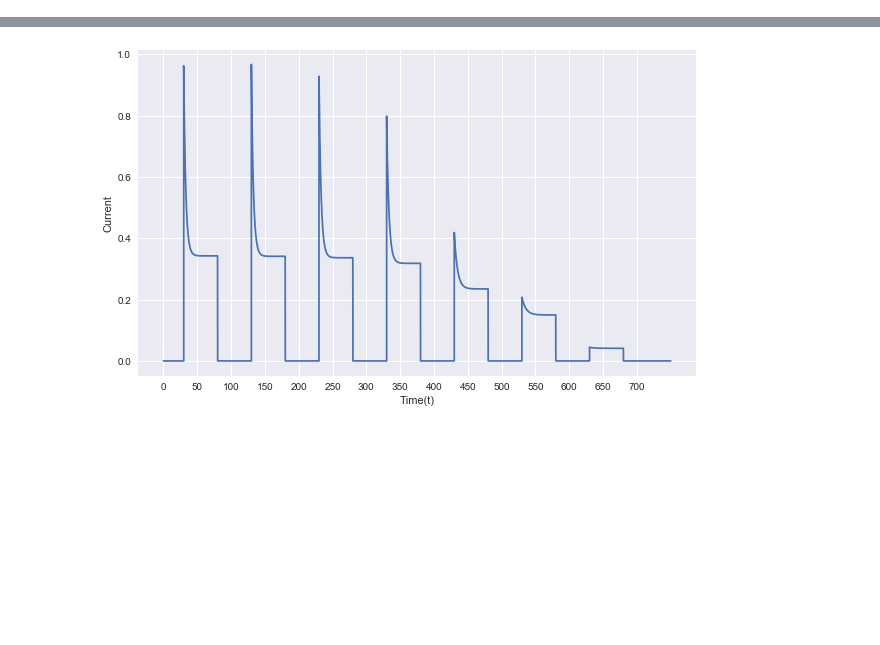
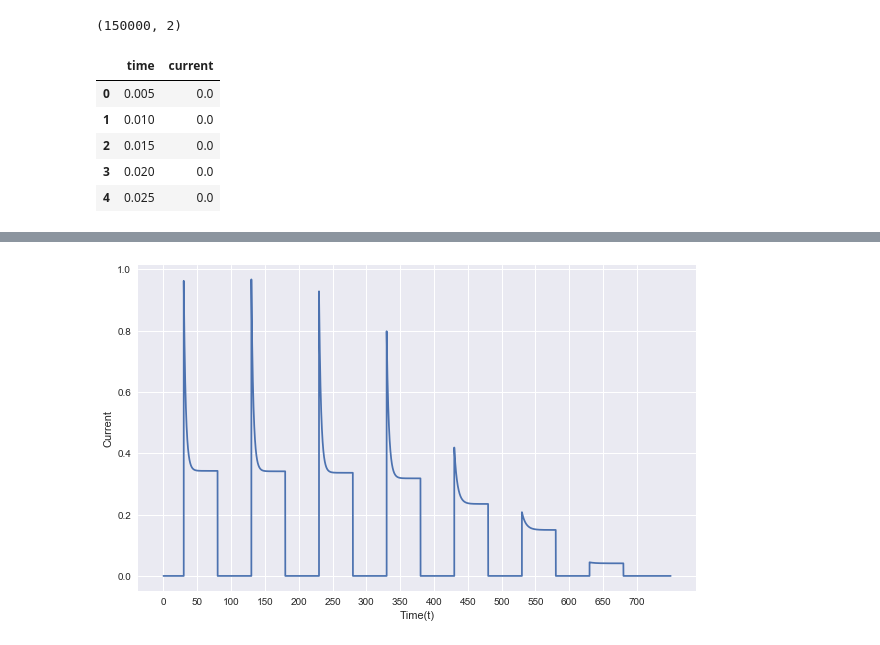
Before and after one commit to pyncx/ncx, a Jupyter notebook: remodel/NCX Na dependent inactivation-with Na regulation.ipynb, the cells around one changed output, grey strips where cells are left out. Cells and saved outputs as stored; diff of their text form; code cells hidden in the pictures; blank space fills up the shorter version.

```diff
--- a/remodel/NCX Na dependent inactivation-with Na regulation.ipynb
+++ b/remodel/NCX Na dependent inactivation-with Na regulation.ipynb
@@ -83,0 +89,13 @@ for i in range(1,150000+1):
+# %%
+df.shape
+# %% [output]
+(150000, 2)
+# %%
+df.head()
+# %% [output]
+|  | time | current |
+| 0 | 0.005 | 0.0 |
+| 1 | 0.010 | 0.0 |
+| 2 | 0.015 | 0.0 |
+| 3 | 0.020 | 0.0 |
+| 4 | 0.025 | 0.0 |
```
Also changed, not shown: parts of 7 cells of this notebook, 2 other files.
